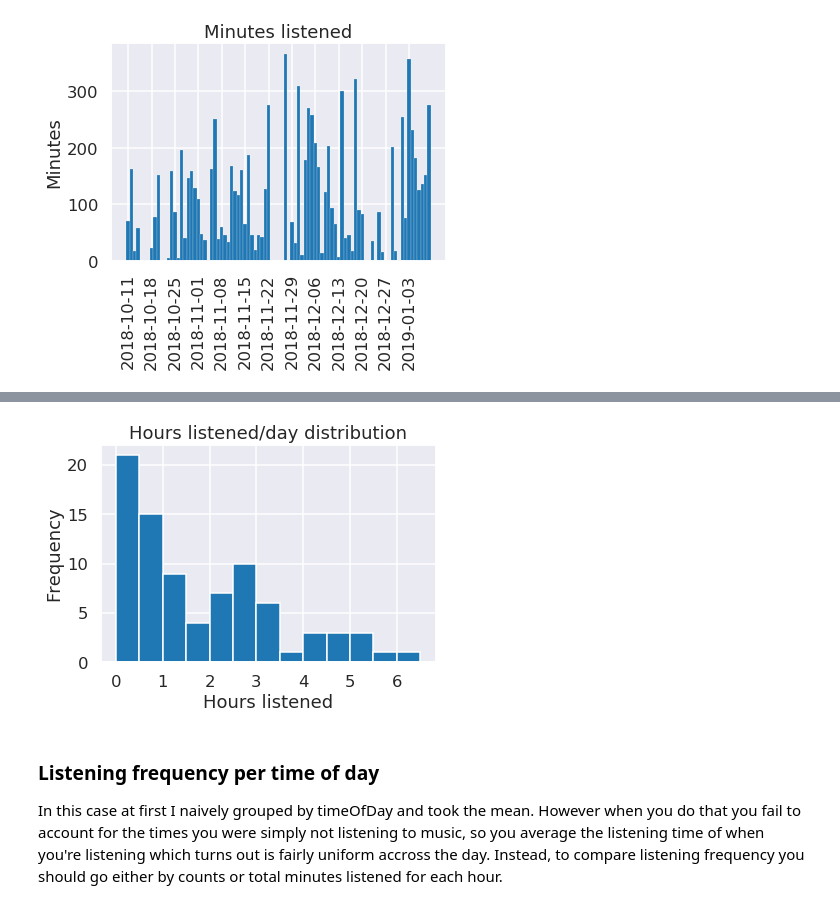
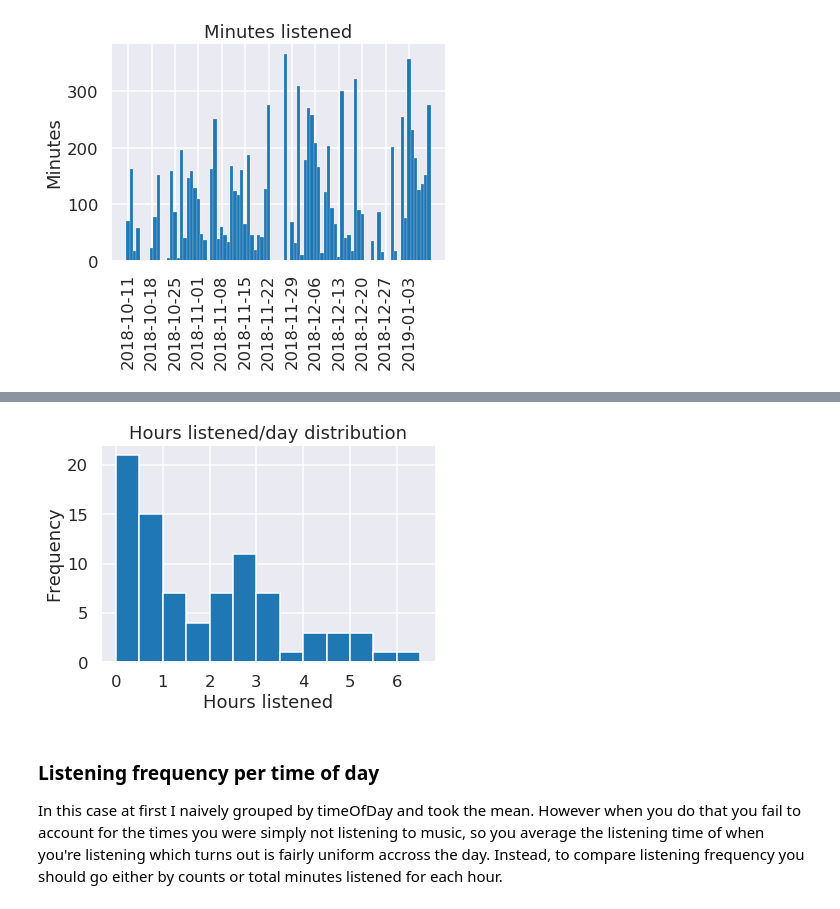
Before and after one commit to modw/spotify-data, a Jupyter notebook: spotify-eda.ipynb, the cells around one changed output, grey strips where cells are left out. Drawn from its saved outputs; the diff is of its cells as text; code cells hidden in the pictures.

```diff
--- a/spotify-eda.ipynb
+++ b/spotify-eda.ipynb
@@ -201,14 +239,16 @@ plt.show()
 # %%
+mindata = history_df.groupby('date')['minPlayed'].sum()
+x, y = mindata.index, mindata.values
 h = y/60
 hbins = np.arange(0,np.ceil(h.max()),0.5)
 plt.hist(h,hbins)
 plt.xticks(hbins[::2])
 plt.xlabel('Hours listened')
 plt.ylabel('Frequency')
 plt.title('Hours listened/day distribution')
 plt.show()
 # %% [output]
-[figure, old version]
+[figure, new version]
 # %% [markdown]
 ### Listening frequency per time of day
 In this case at first I naively grouped by timeOfDay and took the mean. However when you do that you fail to account for the times you were simply not listening to music, so you average the listening time of when you're listening which turns out is fairly uniform accross the day. Instead, to compare listening frequency you should go either by counts or total minutes listened for each hour.
```
Also changed, not shown: parts of 19 cells of this notebook.
